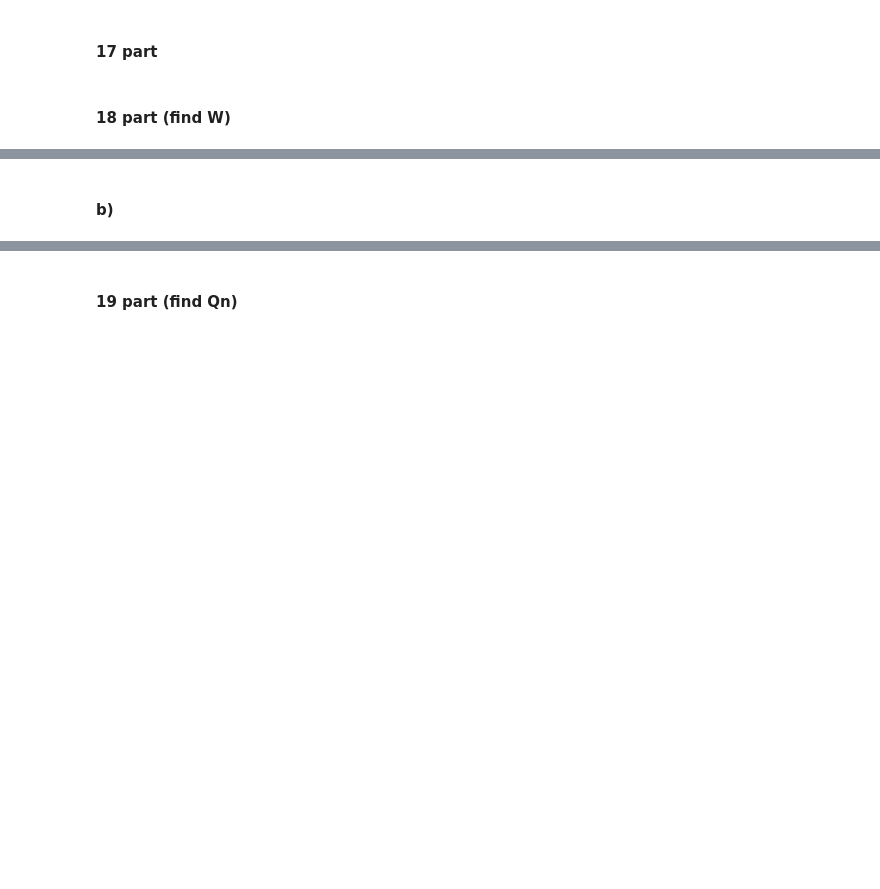
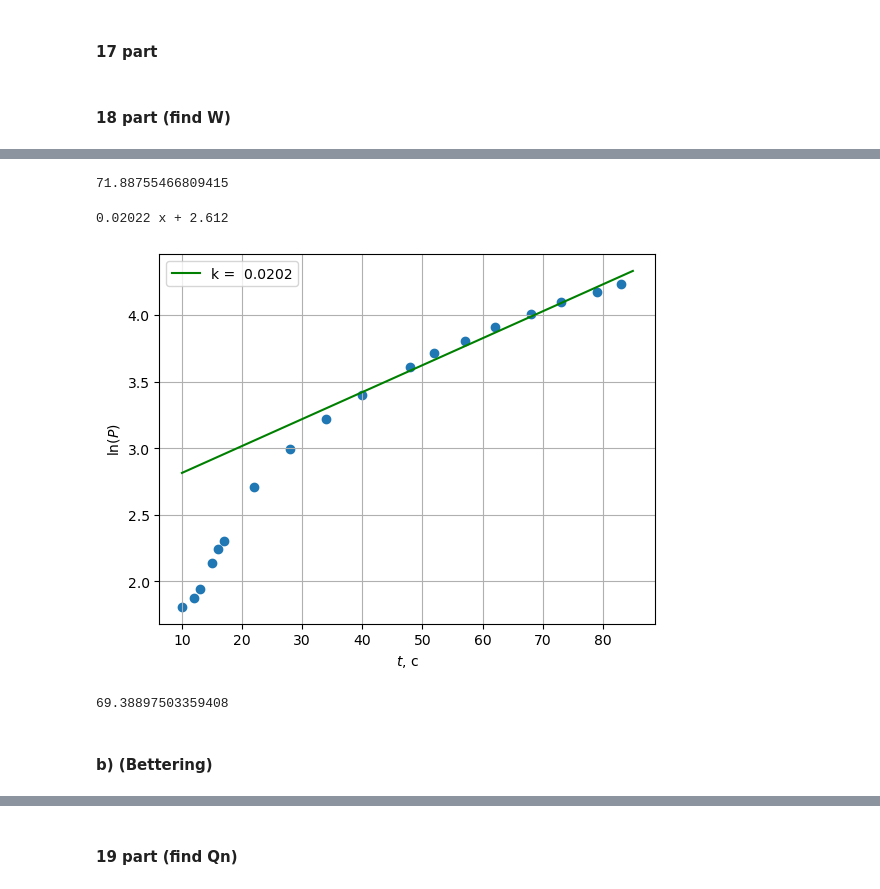
Before and after one commit to juliaProjorlivy/laba, a Jupyter notebook: 2_sem/laba_2.3.1/2.3.1.ipynb, the cells around one changed output, grey strips where cells are left out. Saved outputs shown, nothing was run; the diff lists cells and outputs as text; code cells hidden in the pictures; blank space fills up the shorter version.

```diff
--- a/2_sem/laba_2.3.1/2.3.1.ipynb
+++ b/2_sem/laba_2.3.1/2.3.1.ipynb
@@ -79,5 +89,42 @@ plt.show()
 # %%
-W = - model1.c[0] * Vall
+W = model1.c[0] * Vall
+W * 10 ** 6
+# %% [output]
+71.88755466809415
+# %%
+x = tsW2
+y = [np.log(p) for p in PsW2]
+# %%
+fig, ax = plt.subplots()
+#plt.errorbar(xh, yh, yerr=dy, xerr=dx, fmt='-', ecolor='red')
+#ax.plot(x, y, 'r-')
+plt.scatter(x, y, marker='o')
+
+model1 = np.poly1d(np.polyfit(x[8::], y[8::], 1))
+
+polyline = np.linspace(10, 85)
+plt.plot(polyline, model1(polyline), color = 'green', label="k = {: .4f}".format(round(model1.c[0], 4)))
+
+
+#ax.set_title('График зависимости $ln(U)(t)$')
+plt.grid()
+
+plt.ylabel('$\ln (P)$')
+plt.xlabel('$t$, с')
+
+plt.legend()
+print (model1)
+
+plt.show()
+#plt.savefig('plot1.png')
+# %% [output]
+0.02022 x + 2.612
+[figure, added]
+# %%
+W = model1.c[0] * Vall
+W * 10 ** 6
+# %% [output]
+69.38897503359408
 # %% [markdown]
-#### b)
+#### b) (Bettering)
 # %%
```
Also changed, not shown: parts of 22 cells of this notebook, 10 other files.
